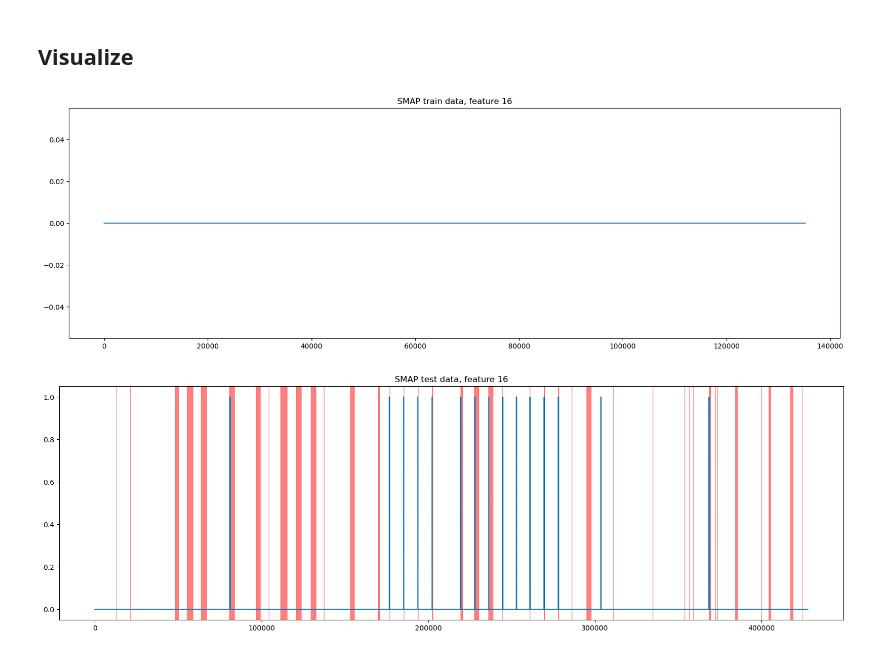
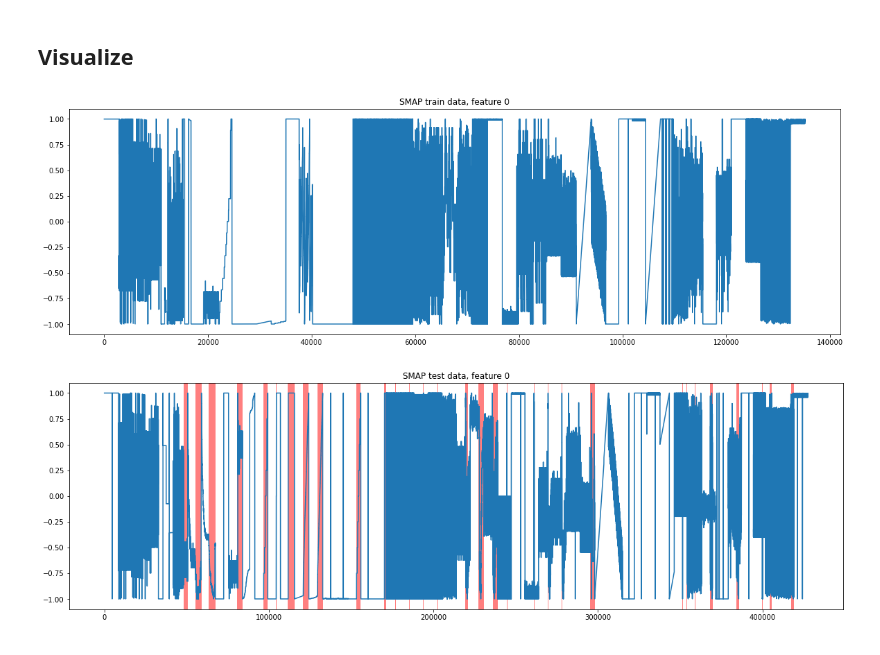
Before and after one commit to carrtesy/TSADBench, a Jupyter notebook: EDA/SMAP.ipynb, the cells around one changed output. Saved outputs shown, nothing was run; the diff lists cells and outputs as text; code cells hidden in the pictures.

Commit message:
[20221027] refactored visualization code

```diff
--- a/EDA/SMAP.ipynb
+++ b/EDA/SMAP.ipynb
@@ -38,30 +38,9 @@ print(f"[Test] total: {test_len}, anomaly / total: {anomaly_count}/{len(test_y)}
 # %% [markdown]
 ## Visualize
 # %%
-#config
-F = 16
+F = 0
 dataset = "SMAP"
-
-#plot
-plt.figure(figsize=(20, 6))
-plt.plot(train_X[:,F])
-plt.title(f"{dataset} train data, feature {F}")
-plt.show()
-
-plt.figure(figsize=(20, 6))
-
-plt.plot(test_X[:,F])
-plt.title(f"{dataset} test data, feature {F}")
-s, e = None, None
-for i in range(len(test_X)):
-    if test_y[i] == 1 and s is None:
-        s = i
-    elif test_y[i] == 0 and s is not None:
-        e = i-1
-        plt.axvspan(s, e, facecolor='red', alpha=0.5)
-        s, e = None, None
-
-plt.show()
+datafactory.visualize_dataset(train_X, train_y, test_X, test_y, dataset_name=dataset, feature_idx=F)
 # %% [output]
-[figure, old version]
+[figure, new version]
-[figure, old version]
+[figure, new version]
```
Also changed, not shown: 9 other files.
